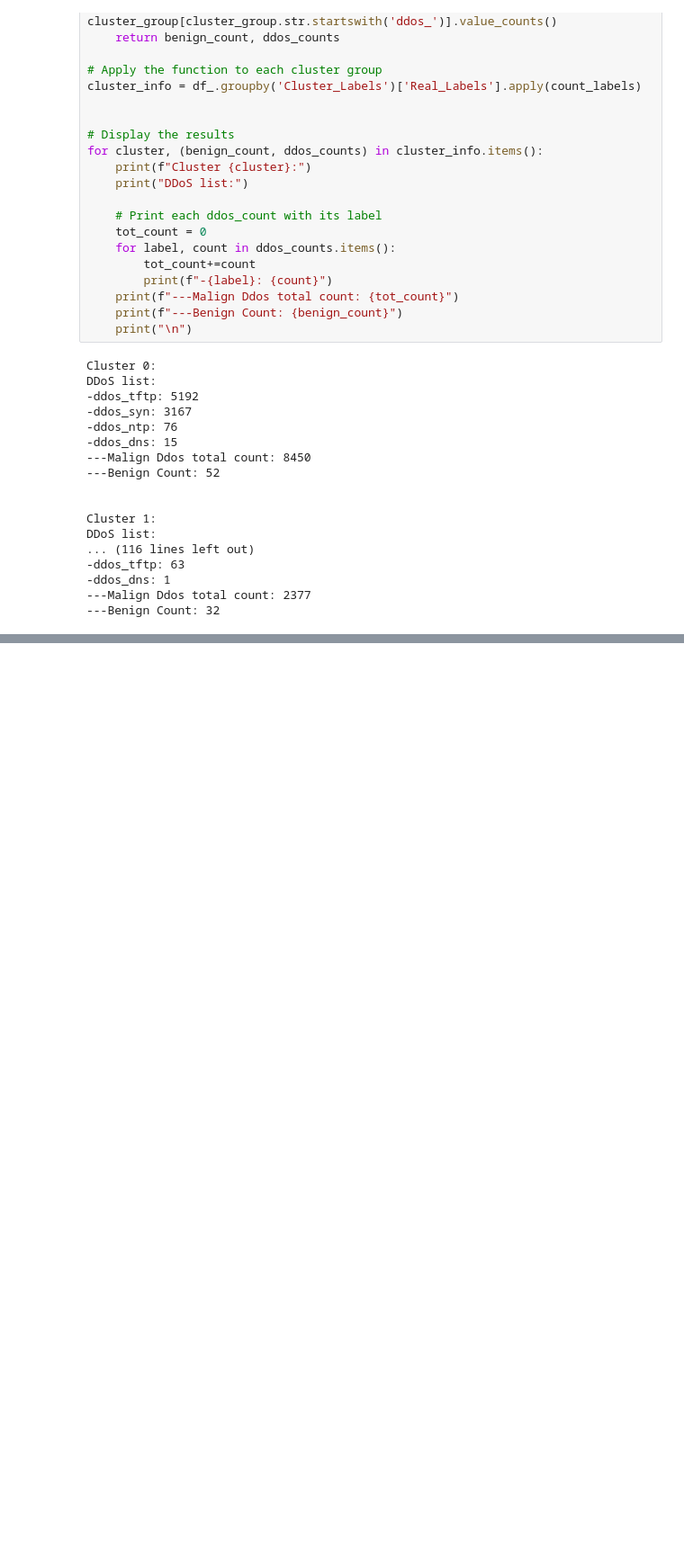
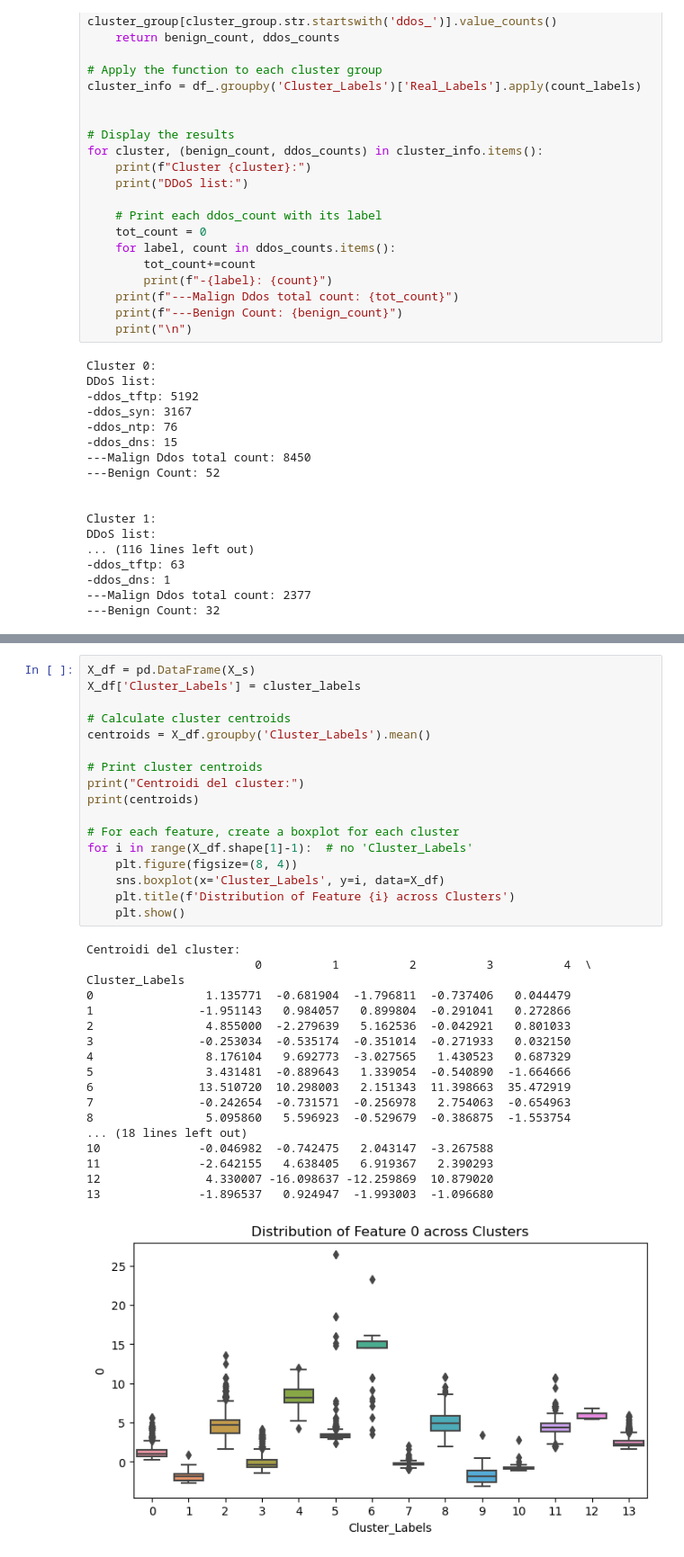
Before and after one commit to n4rciso/DDoS-Detection-using-Machine-Learning, a Jupyter notebook: ToSubmit/ML4N_Project_group9_Section_3&4.ipynb, the cells around one changed output, grey strips where cells are left out. Shown at 90% size. Cells and saved outputs as stored; diff of their text form; blank space fills up the shorter version.

```diff
--- a/ToSubmit/ML4N_Project_group9_Section_3&4.ipynb
+++ b/ToSubmit/ML4N_Project_group9_Section_3&4.ipynb
@@ -559,0 +530,36 @@ Cluster 5
+# %%
+X_df = pd.DataFrame(X_s)
+X_df['Cluster_Labels'] = cluster_labels
+
+# Calculate cluster centroids
+centroids = X_df.groupby('Cluster_Labels').mean()
+
+# Print cluster centroids
+print("Centroidi del cluster:")
+print(centroids)
+
+# For each feature, create a boxplot for each cluster
+for i in range(X_df.shape[1]-1):  # no 'Cluster_Labels'
+    plt.figure(figsize=(8, 4))
+    sns.boxplot(x='Cluster_Labels', y=i, data=X_df)
+    plt.title(f'Distribution of Feature {i} across Clusters')
+    plt.show()
+# %% [output]
+Centroidi del cluster:
+                        0          1          2          3          4  \
+Cluster_Labels
+0                1.135771  -0.681904  -1.796811  -0.737406   0.044479
+1               -1.951143   0.984057   0.899804  -0.291041   0.272866
+2                4.855000  -2.279639   5.162536  -0.042921   0.801033
+3               -0.253034  -0.535174  -0.351014  -0.271933   0.032150
+4                8.176104   9.692773  -3.027565   1.430523   0.687329
+5                3.431481  -0.889643   1.339054  -0.540890  -1.664666
+6               13.510720  10.298003   2.151343  11.398663  35.472919
+7               -0.242654  -0.731571  -0.256978   2.754063  -0.654963
+8                5.095860   5.596923  -0.529679  -0.386875  -1.553754
+... (18 lines left out)
+10              -0.046982  -0.742475   2.043147  -3.267588
+11              -2.642155   4.638405   6.919367   2.390293
+12               4.330007 -16.098637 -12.259869  10.879020
+13              -1.896537   0.924947  -1.993003  -1.096680
+[figure, added]
```
Also changed, not shown: parts of 21 cells of this notebook.
